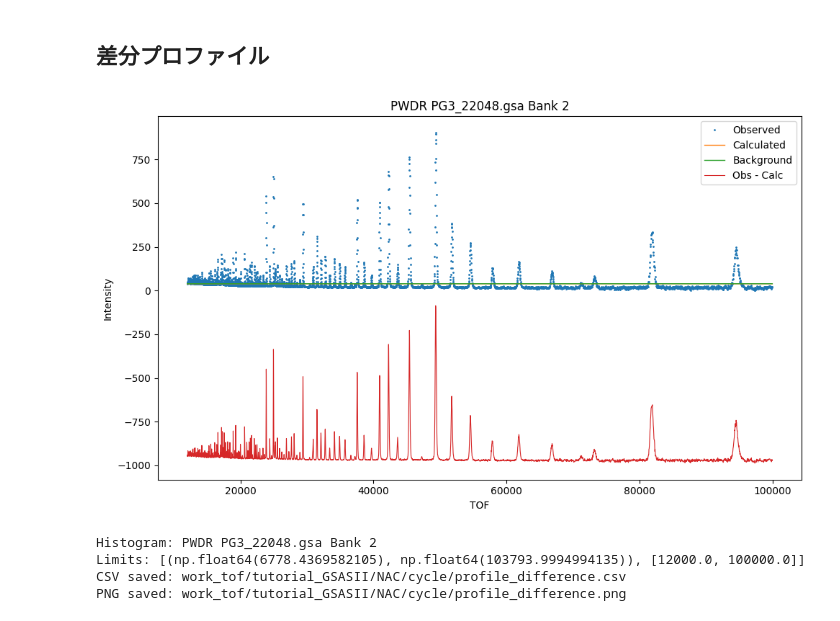
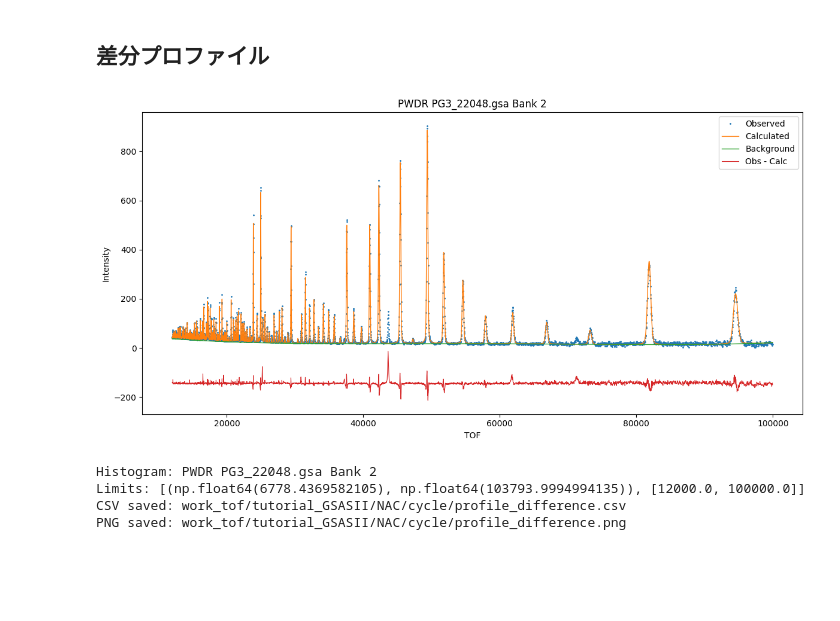
Before and after one commit to ttyamada/BBO-Rietveld-TOF, a Jupyter notebook: 4_NAC_TOF_GSAS.ipynb, the cells around one changed output. Cells and saved outputs as stored; diff of their text form; code cells hidden in the pictures; blank space fills up the shorter version.

```diff
--- a/4_NAC_TOF_GSAS.ipynb
+++ b/4_NAC_TOF_GSAS.ipynb
@@ -404,8 +375,8 @@ import matplotlib.pyplot as plt
 #GPX_FILE = "/Users/tsunetomo/work_kek/software/BBO-Rietveld/work_tof/tutorial_GSASII/cycle/final.gpx"
 #OUTDIR = Path("/Users/tsunetomo/work_kek/software/BBO-Rietveld/work_tof/tutorial_GSASII/cycle")
 #GPX_FILE = "/Users/tsunetomo/work/gsas2/BBO_Rietveld/work_tof/tutorial_GSASII/cycle/final.gpx"
-#GPX_FILE = "%s/cycle/final.gpx"%(WORKDIR)
-GPX_FILE = "%s/cycle/tof_refine.gpx"%(WORKDIR)
+GPX_FILE = "%s/cycle/final.gpx"%(WORKDIR)
+#GPX_FILE = "%s/cycle/tof_refine.gpx"%(WORKDIR)
 OUTDIR = Path("%s/cycle"%(WORKDIR))
 HIST_INDEX = 0
 # =========================
@@ -432,35 +403,35 @@ df = pd.DataFrame({
     "diff": diff[mask],
     "weight": w[mask],
 })
 
 csv_path = OUTDIR / "profile_difference.csv"
 png_path = OUTDIR / "profile_difference.png"
 
 df.to_csv(csv_path, index=False)
 
 offset = 1.1 * np.nanmax(np.abs(df["diff"]))
 
-plt.figure(figsize=(10, 6))
+plt.figure(figsize=(12, 6))
 plt.plot(df["x"], df["yobs"], ".", markersize=2, label="Observed")
 plt.plot(df["x"], df["ycalc"], "-", linewidth=1.0, label="Calculated")
 plt.plot(df["x"], df["ybkg"], "-", linewidth=1.0, label="Background")
 plt.plot(df["x"], df["diff"] - offset, "-", linewidth=0.8, label="Obs - Calc")
 
 plt.xlabel("TOF")
 plt.ylabel("Intensity")
 plt.title(hist.name)
 plt.legend()
 plt.tight_layout()
 plt.savefig(png_path, dpi=200)
 #plt.close()
 plt.show()
 
 print("Histogram:", hist.name)
 print("Limits:", hist.data["Limits"])
 print("CSV saved:", csv_path)
 print("PNG saved:", png_path)
 # %% [output]
-[figure, old version]
+[figure, new version]
 Histogram: PWDR PG3_22048.gsa Bank 2
 Limits: [(np.float64(6778.4369582105), np.float64(103793.9994994135)), [12000.0, 100000.0]]
 CSV saved: work_tof/tutorial_GSASII/NAC/cycle/profile_difference.csv
```
Also changed, not shown: parts of 3 cells of this notebook.
